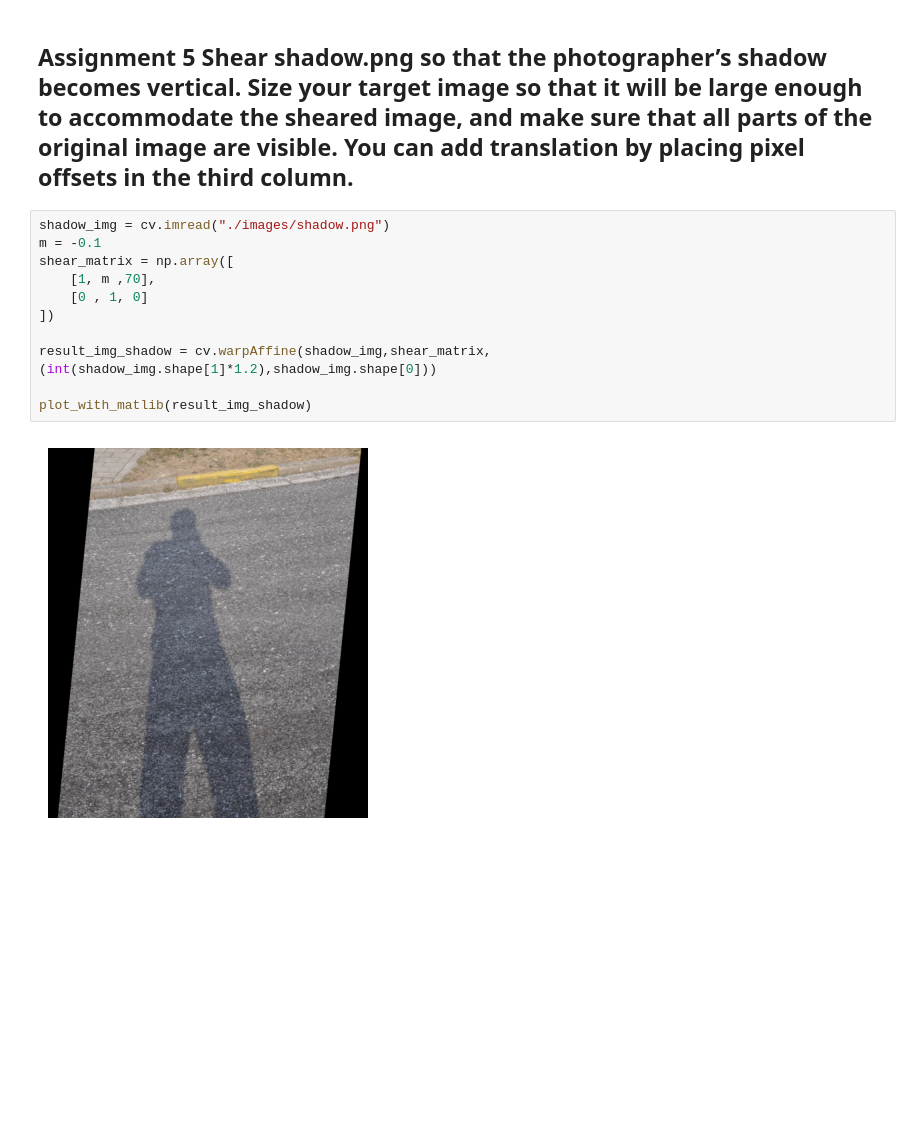
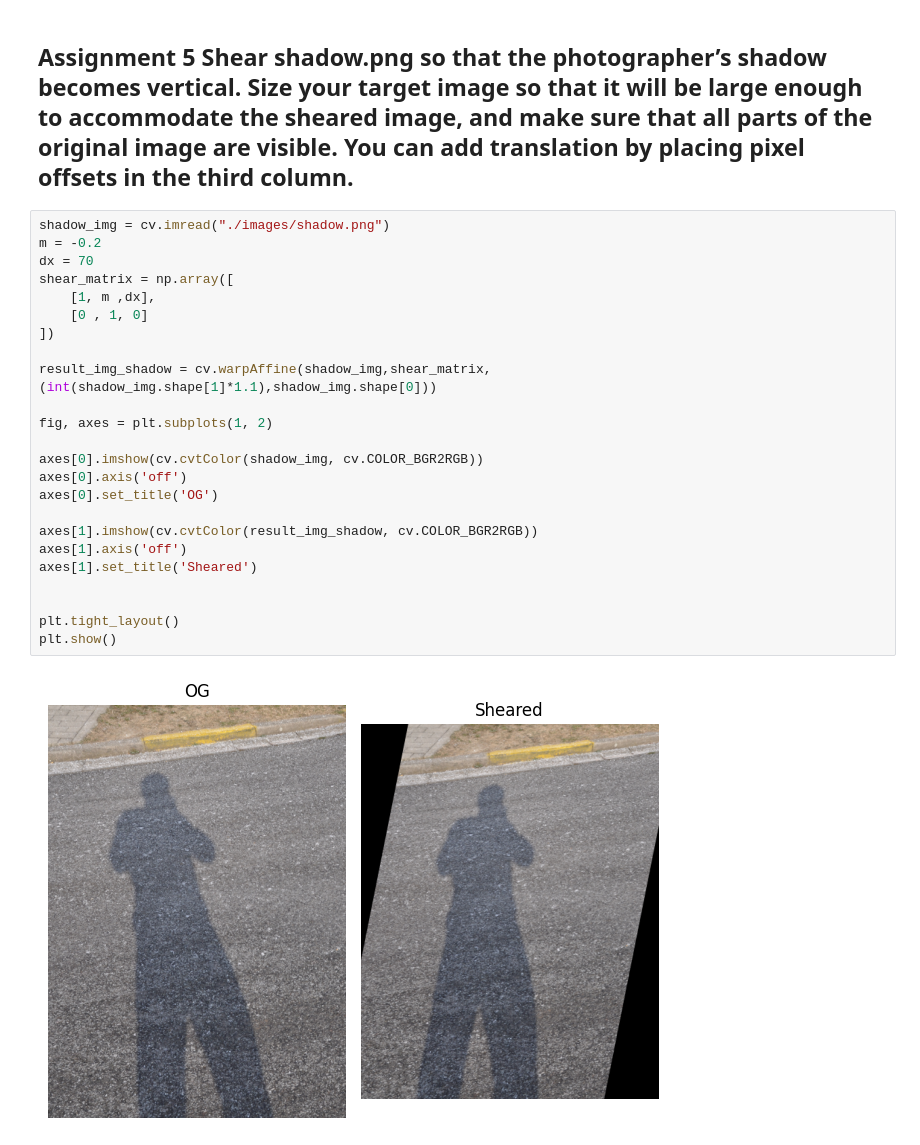
Before and after one commit to LucasVB-TheyCallMeAPoro/ComputerVisie, a Jupyter notebook: Lab1/Lab3_LucasVB.ipynb, the cells around one changed output. Saved outputs shown, nothing was run; the diff lists cells and outputs as text; blank space fills up the shorter version.

```diff
--- a/Lab1/Lab3_LucasVB.ipynb
+++ b/Lab1/Lab3_LucasVB.ipynb
@@ -285,17 +297,30 @@ plot_with_matlib(result)
 ## Assignment 5 Shear shadow.png so that the photographer’s shadow becomes vertical. Size your target image so that it will be large enough to accommodate the sheared image, and make sure that all parts of the original image are visible. You can add translation by placing pixel offsets in the third column.
 # %%
 shadow_img = cv.imread("./images/shadow.png")
-m = -0.1
+m = -0.2
+dx = 70
 shear_matrix = np.array([
-    [1, m ,70],
+    [1, m ,dx],
     [0 , 1, 0]
 ])
 
-result_img_shadow = cv.warpAffine(shadow_img,shear_matrix,(int(shadow_img.shape[1]*1.2),shadow_img.shape[0]))
+result_img_shadow = cv.warpAffine(shadow_img,shear_matrix,(int(shadow_img.shape[1]*1.1),shadow_img.shape[0]))
 
-plot_with_matlib(result_img_shadow)
+fig, axes = plt.subplots(1, 2)
+
+axes[0].imshow(cv.cvtColor(shadow_img, cv.COLOR_BGR2RGB))
+axes[0].axis('off')
+axes[0].set_title('OG')
+
+axes[1].imshow(cv.cvtColor(result_img_shadow, cv.COLOR_BGR2RGB))
+axes[1].axis('off')
+axes[1].set_title('Sheared')
+
+
+plt.tight_layout()
+plt.show()
 # %% [output]
-[figure, old version]
+[figure, new version]
 # %% [markdown]
 ## Assignment 6: Apply a perspective transform to shadow box.png so that the photographer in not only stands vertically, but is also proportionally correct. In your program you click on the 4 corners of the tetragon that you want to transform into a rectangle, after which the right perspective transformation is searched for and executed. In order to make an image display window clickable, you have to set a mouse callback function that is called anytime your mouse pointer interacts in some way with the window.
 # %%
```
Also changed, not shown: parts of 17 cells of this notebook.
